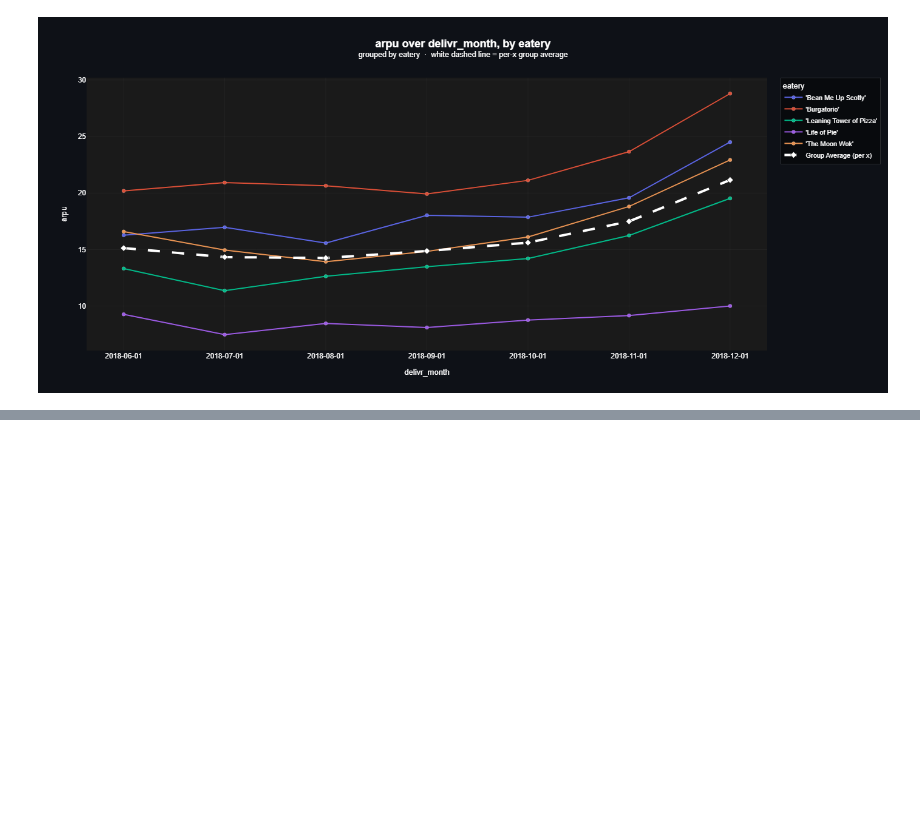
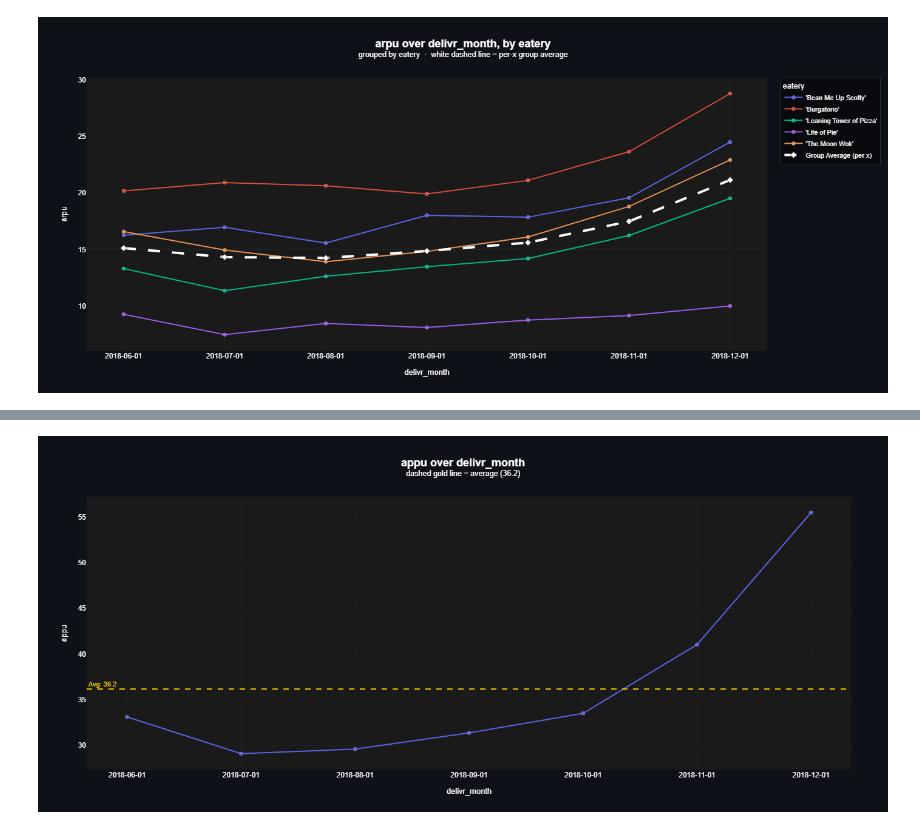
Before and after one commit to arianmokhtariha/Delivr-Business-Analysis, a Jupyter notebook: unit_economics.ipynb, the cells around one changed output, grey strips where cells are left out. Cells and saved outputs as stored; diff of their text form; code cells hidden in the pictures; blank space fills up the shorter version.

```diff
--- a/unit_economics.ipynb
+++ b/unit_economics.ipynb
@@ -79,0 +129,25 @@ MoM_arpu_pereatery_lineplot
+# %%
+# MoM average_profit_per_user query
+
+MoM_appu_query = run_query('''
+WITH kpis AS (
+    SELECT date_trunc('month', order_date)::date         AS delivr_month,
+           count(DISTINCT user_id)                       AS users,
+           sum(order_quantity *(meal_price - meal_cost)) AS profit
+    FROM orders
+        INNER JOIN meals USING (meal_id)
+    GROUP BY delivr_month
+)
+SELECT delivr_month,
+       round(profit::numeric / nullif(users, 0), 2) AS appu
+FROM kpis
+ORDER BY delivr_month;
+''')
+
+MoM_appu_lineplot = line_plot(df=MoM_appu_query,
+                              x='delivr_month',
+                              y='appu',
+                              avg_line=True)
+MoM_appu_lineplot
+# %% [output]
+[figure, added]
```
Also changed, not shown: parts of 2 cells of this notebook.
